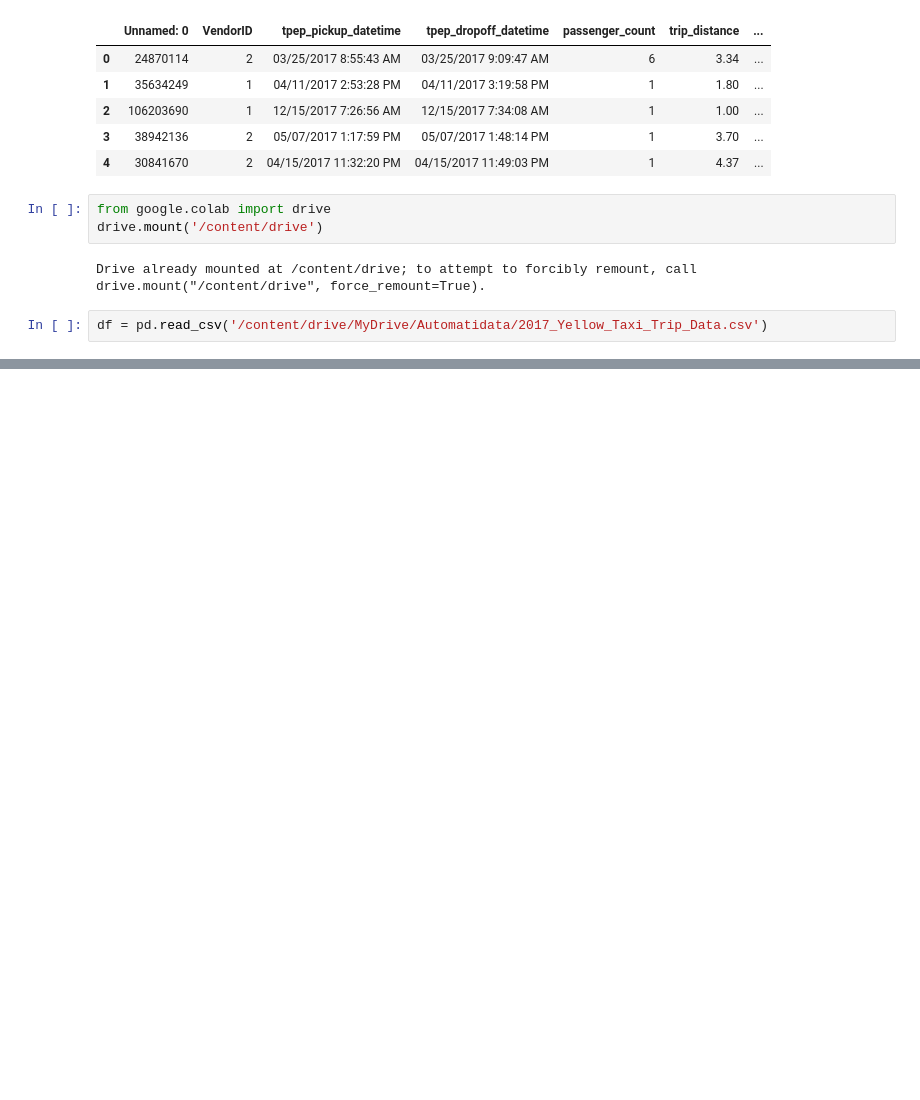
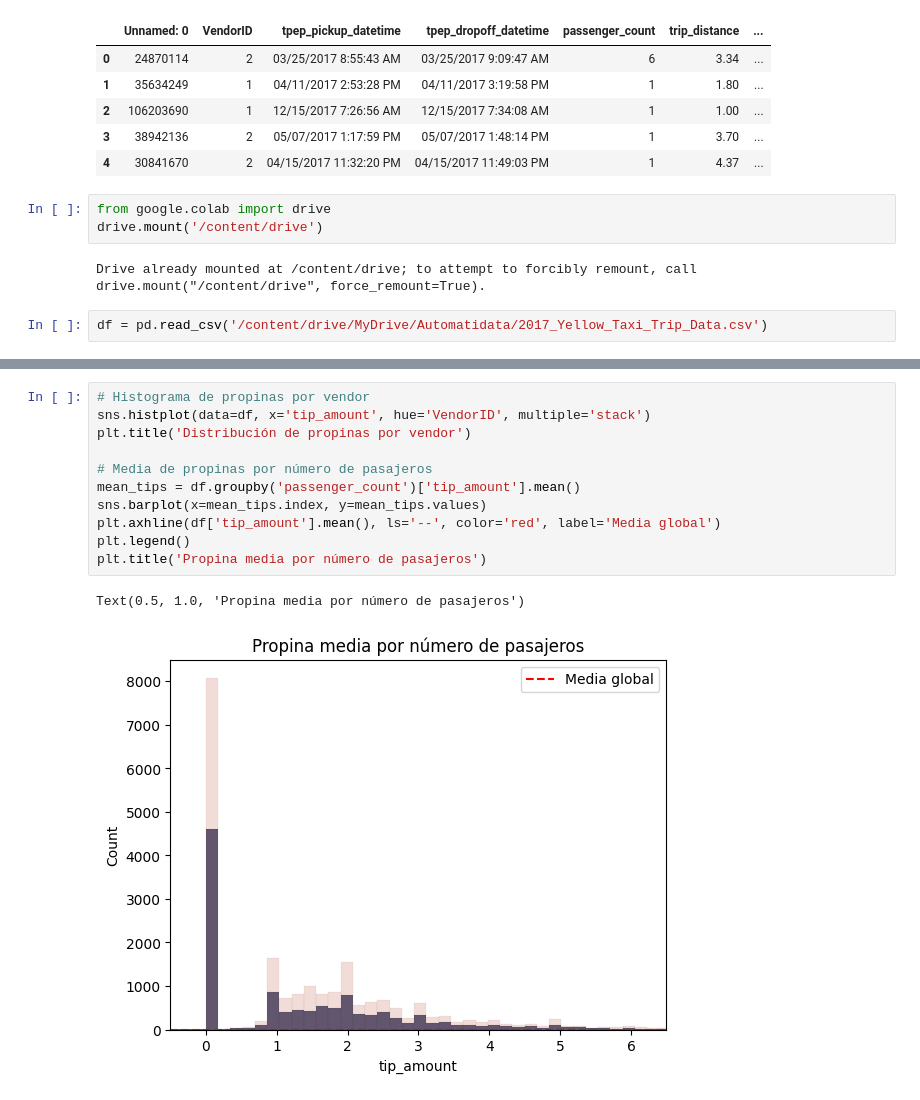
Before and after one commit to rebecasp80/automatidata-project, a Jupyter notebook: Automatidata_EDA.ipynb, the cells around one changed output, grey strips where cells are left out. Saved outputs shown, nothing was run; the diff lists cells and outputs as text; blank space fills up the shorter version.

```diff
--- a/Automatidata_EDA.ipynb
+++ b/Automatidata_EDA.ipynb
@@ -162,0 +249,14 @@ df = pd.read_csv('/content/drive/MyDrive/Automatidata/2017_Yellow_Taxi_Trip_Data
+# %%
+# Histograma de propinas por vendor
+sns.histplot(data=df, x='tip_amount', hue='VendorID', multiple='stack')
+plt.title('Distribución de propinas por vendor')
+
+# Media de propinas por número de pasajeros
+mean_tips = df.groupby('passenger_count')['tip_amount'].mean()
+sns.barplot(x=mean_tips.index, y=mean_tips.values)
+plt.axhline(df['tip_amount'].mean(), ls='--', color='red', label='Media global')
+plt.legend()
+plt.title('Propina media por número de pasajeros')
+# %% [output]
+Text(0.5, 1.0, 'Propina media por número de pasajeros')
+[figure, added]
```
Also changed, not shown: parts of 11 cells of this notebook, 12 other files.
